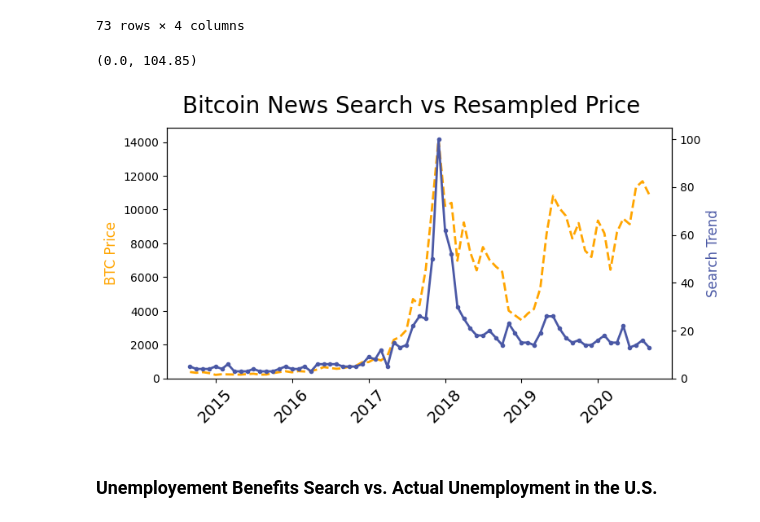
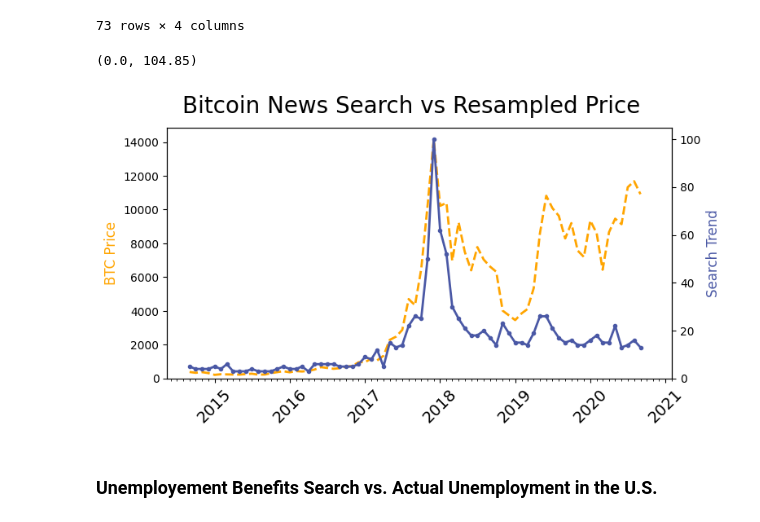
Before and after one commit to 22skowron/Data-manipulation-practice, a Jupyter notebook: Google Trends and Data Visualisation (start).ipynb, the cells around one changed output. Drawn from its saved outputs; the diff is of its cells as text; code cells hidden in the pictures.

```diff
--- a/Google Trends and Data Visualisation (start).ipynb
+++ b/Google Trends and Data Visualisation (start).ipynb
@@ -262,6 +263,10 @@ btc_price_df_monthly
 ### Notebook Formatting & Style Helpers
 # %%
 # Create locators for ticks on the time axis
+# %%
+years = mdates.YearLocator()
+months = mdates.MonthLocator()
+years_format = mdates.DateFormatter('%Y')
 # %%
 # Register date converters to avoid warning messages
 # %% [markdown]
@@ -366,29 +375,33 @@ Na present: False.
 # %%
 fig, ax1 = plt.subplots(figsize=(8, 4))
 fig.suptitle('Bitcoin News Search vs Resampled Price', fontsize=20)
 
 ax1.plot(
     'MONTH',
     'CLOSE',
     data=full_btc_df,
     color='orange', linestyle='--', linewidth=2
 )
 ax1.set_ylabel('BTC Price', color='orange', fontsize=12)
 ax1.tick_params(axis='x', labelsize=14, rotation=45)
 ax1.set_ylim(0)
+ax1.set_xlim(xmin=None, xmax=datetime(2021, 2, 1))
+ax1.xaxis.set_major_locator(years)
+ax1.xaxis.set_minor_locator(months)
+ax1.xaxis.set_major_formatter(years_format)
 
 ax2 = ax1.twinx()
 ax2.plot(
     'MONTH',
     'BTC_NEWS_SEARCH',
     data=full_btc_df,
     color='#4a58a5', marker='.', linewidth=2
 )
 ax2.set_ylabel('Search Trend', color='#4a58a5', fontsize=12)
 ax2.set_ylim(0)
 # %% [output]
 (0.0, 104.85)
-[figure, old version]
+[figure, new version]
 # %% [markdown]
 ### Unemployement Benefits Search vs. Actual Unemployment in the U.S.
 # %% [markdown]
```
Also changed, not shown: parts of 7 cells of this notebook.
